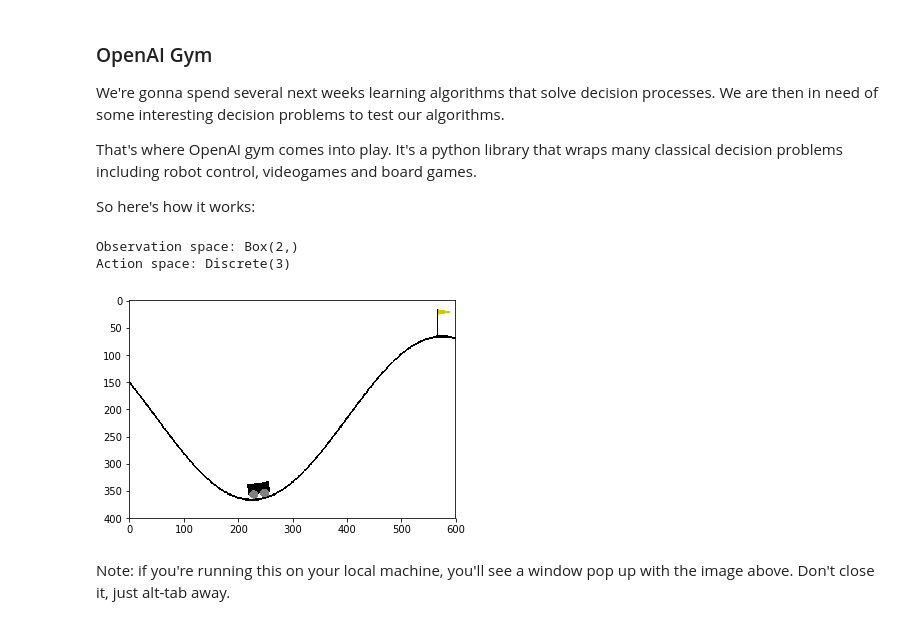
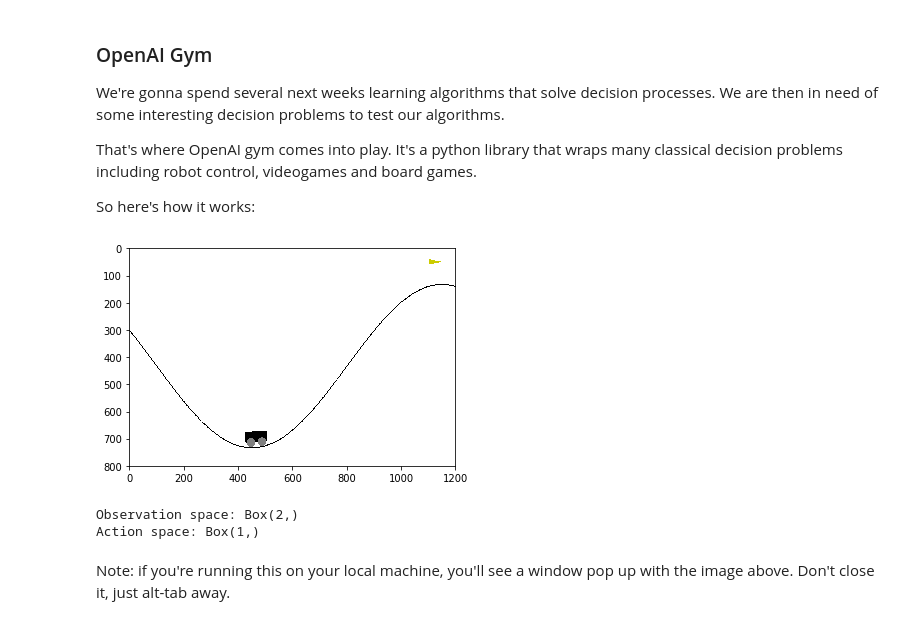
Before and after one commit to fantaa499/Practical_RL, a Jupyter notebook: week01_intro/seminar_gym_interface.ipynb, the cells around one changed output. Saved outputs shown, nothing was run; the diff lists cells and outputs as text; code cells hidden in the pictures.

```diff
--- a/week01_intro/seminar_gym_interface.ipynb
+++ b/week01_intro/seminar_gym_interface.ipynb
@@ -21,15 +25,16 @@ That's where OpenAI gym comes into play. It's a python library that wraps many c
 So here's how it works:
 # %%
 import gym
-env = gym.make("MountainCar-v0")
+env = gym.make("MountainCarContinuous-v0")
 
-plt.imshow(env.render('rgb_array'))plt.show()
+plt.imshow(env.render('rgb_array'))
+plt.show()
 print("Observation space:", env.observation_space)
 print("Action space:", env.action_space)
 # %% [output]
+[figure, new version]
 Observation space: Box(2,)
-Action space: Discrete(3)
+Action space: Box(1,)
-[figure, old version]
 # %% [markdown]
 Note: if you're running this on your local machine, you'll see a window pop up with the image above. Don't close it, just alt-tab away.
 # %% [markdown]
```
Also changed, not shown: parts of 3 cells of this notebook, 27 other files.
